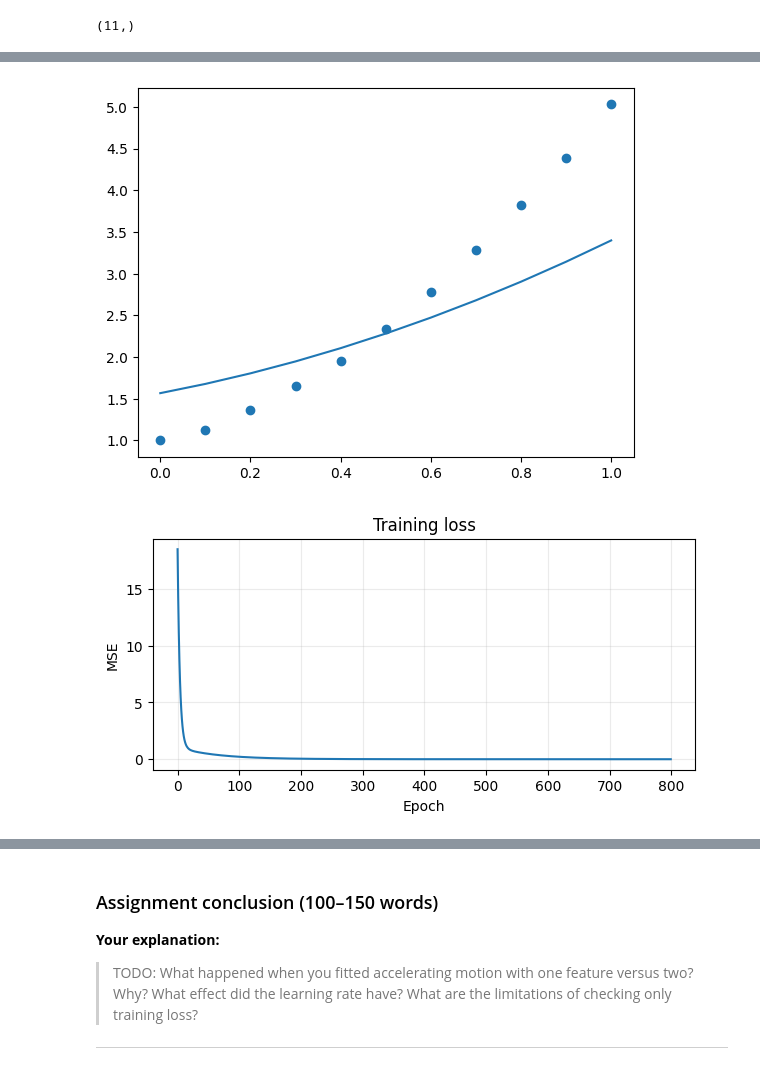
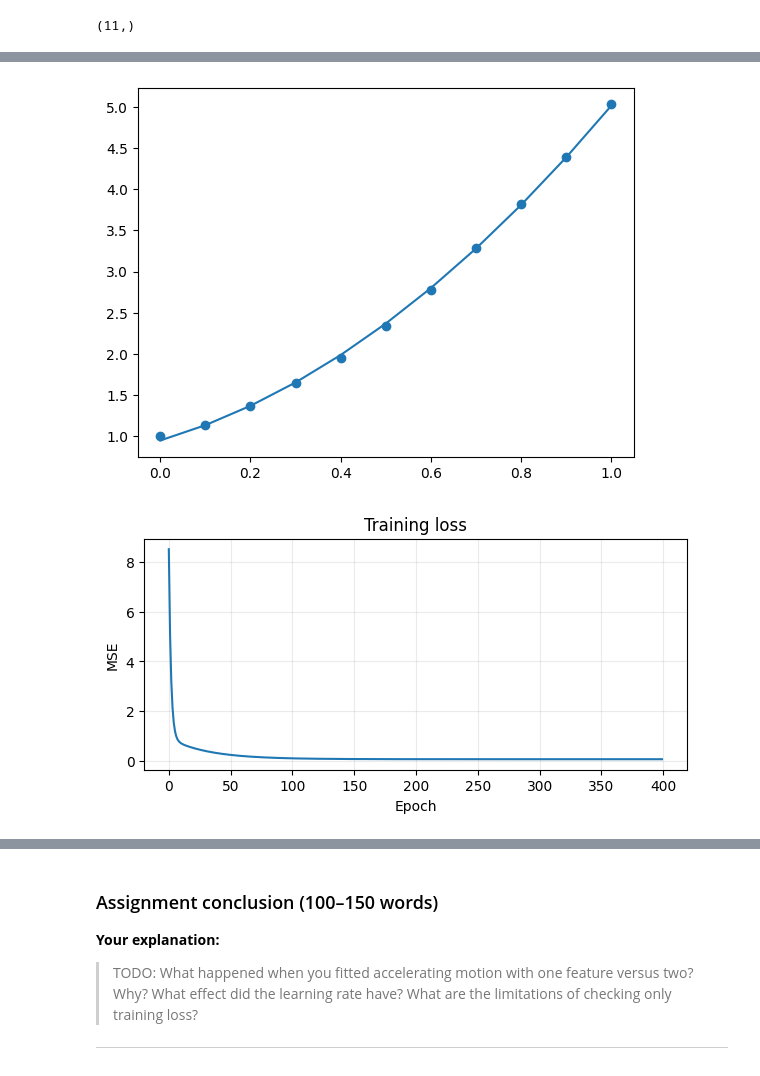
Before and after one commit to SiaDu/MLMPworkshop, a Jupyter notebook: workshop04_Python_NumPy_LinearRegression/Workshop04_Python_NumPy_LinearRegression.ipynb, the cells around one changed output, grey strips where cells are left out. Cells and saved outputs as stored; diff of their text form; code cells hidden in the pictures.

```diff
--- a/workshop04_Python_NumPy_LinearRegression/Workshop04_Python_NumPy_LinearRegression.ipynb
+++ b/workshop04_Python_NumPy_LinearRegression/Workshop04_Python_NumPy_LinearRegression.ipynb
@@ -701,5 +680,5 @@ plt.show()
 # %%
-w_fit, b_fit, loss_history = train(x, y, learning_rate=0.05, epochs=800)
+w_fit, b_fit, loss_history = train(t_assignment, y_accelerating, learning_rate=0.1, epochs=400)
 y_pred_linear = predict(t_assignment, w_fit, b_fit)
 plt.scatter(t_assignment, y_accelerating, label="Observed")
 plt.plot(t_assignment, y_pred_linear, label="One feature")
@@ -715,15 +694,14 @@ plt.show()
 # %%
-w_multi, b_multi, multi_losses = train_multi(X_assignment, y_accelerating,learning_rate=0.3, epochs=5000)
 y_pred_multi = predict_multi(X_assignment, w_multi, b_multi)
 
 plt.scatter(t_assignment, y_accelerating, label="Observed")
 plt.plot(t_assignment, y_pred_multi, label="One feature")
 
 fig, ax = plt.subplots(figsize=(7, 3))
 ax.plot(loss_history)
 ax.set(xlabel="Epoch", ylabel="MSE", title="Training loss")
 ax.grid(alpha=0.25)
 plt.show()
 # %% [output]
-[figure, old version]
+[figure, new version]
-[figure, old version]
+[figure, new version]
```
Also changed, not shown: parts of 5 cells of this notebook.
